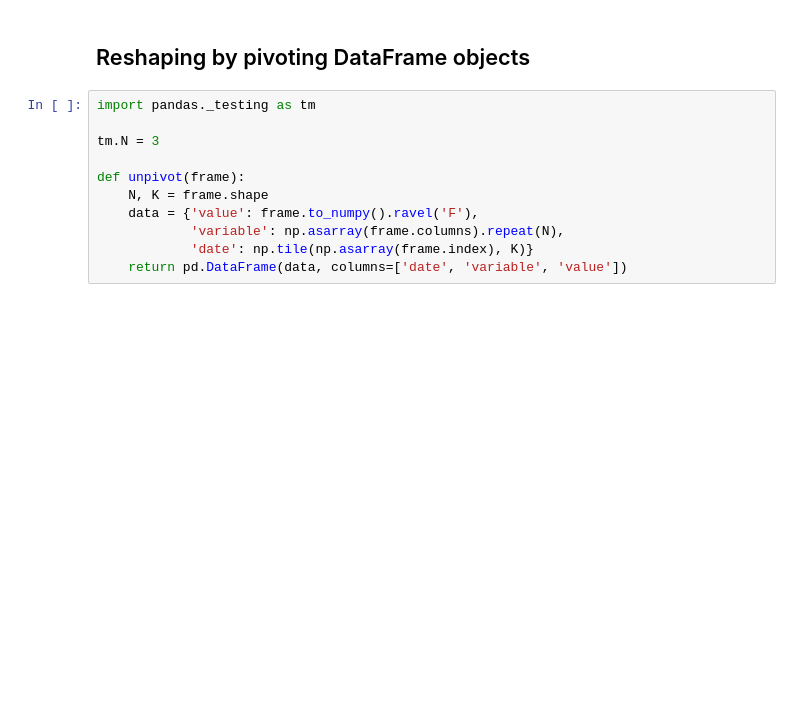
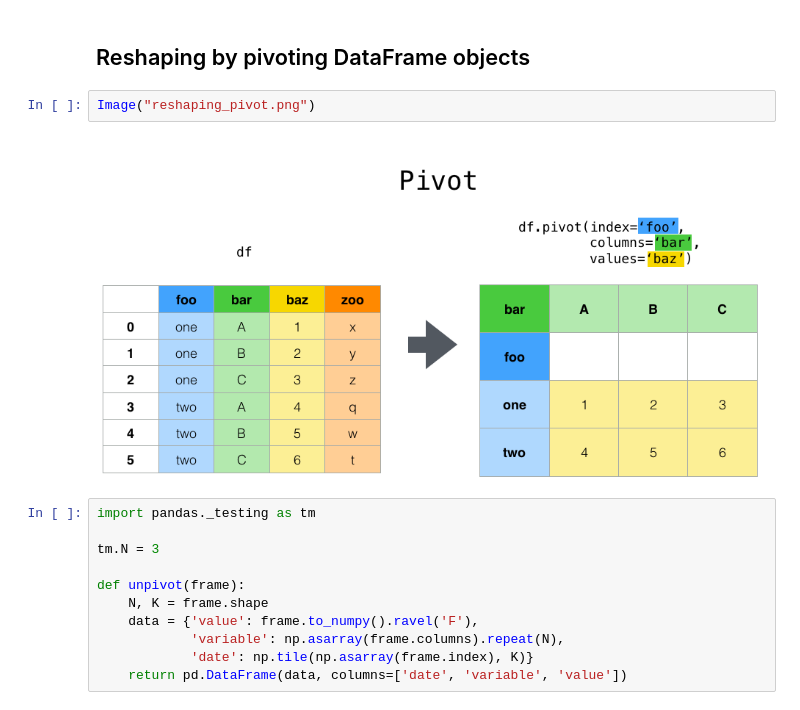
Before and after one commit to alienzj/learn-python, a Jupyter notebook: learn_pandas/Reshaping_and_pivot_tables.ipynb, the cells around one changed output. Cells and saved outputs as stored; diff of their text form; blank space fills up the shorter version.

```diff
--- a/learn_pandas/Reshaping_and_pivot_tables.ipynb
+++ b/learn_pandas/Reshaping_and_pivot_tables.ipynb
@@ -5,6 +6,10 @@ import pandas as pd
 # Reshaping and pivot tables
 # %% [markdown]
 ## Reshaping by pivoting DataFrame objects
+# %%
+Image("reshaping_pivot.png")
+# %% [output]
+[figure, added]
 # %%
 import pandas._testing as tm
 
```
Also changed, not shown: parts of 15 cells of this notebook, 6 other files.
